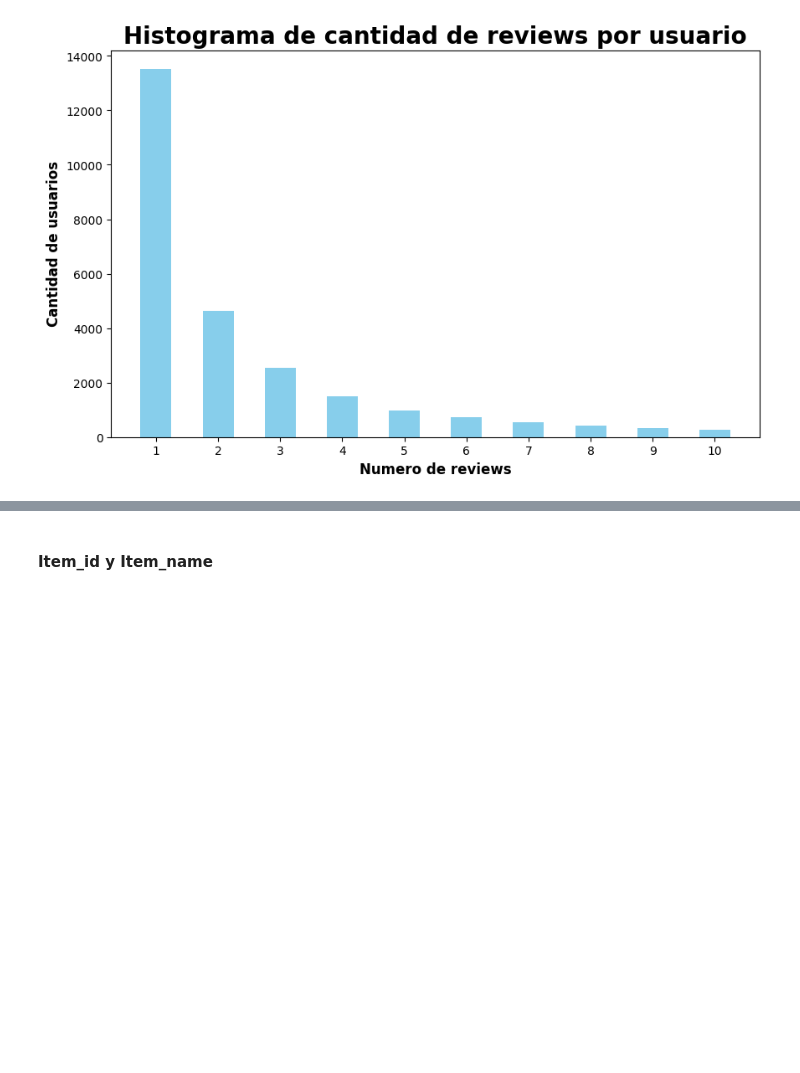
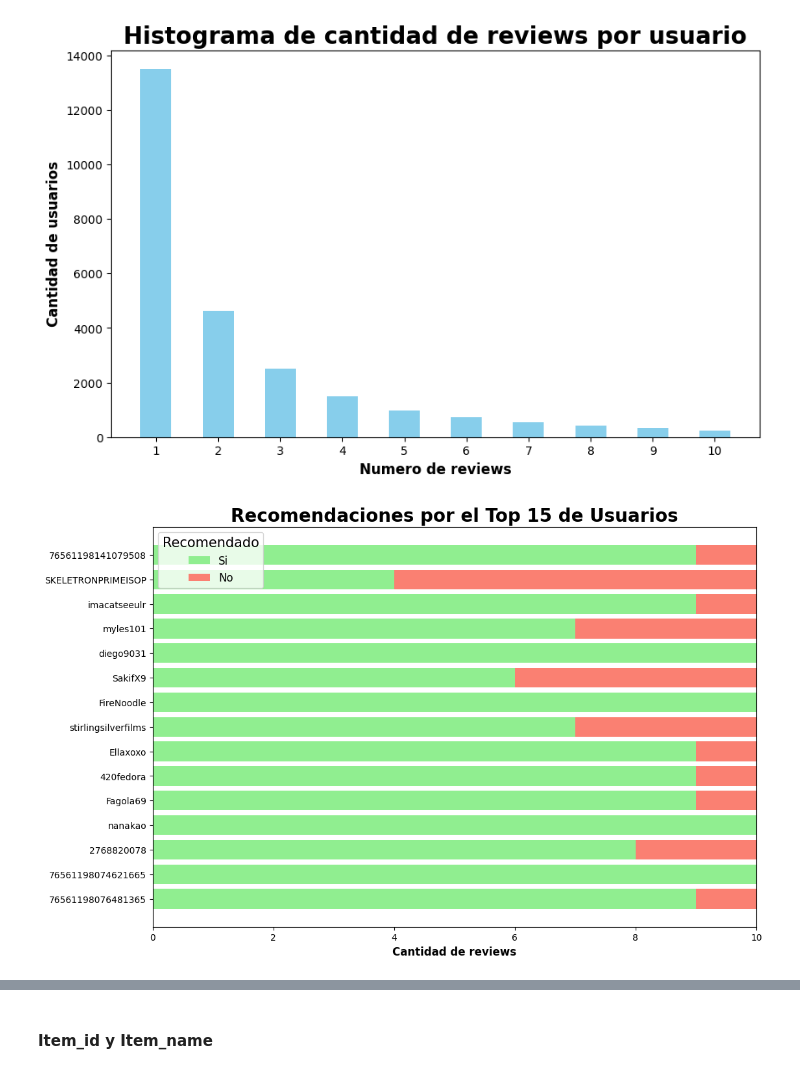
Before and after one commit to carocardenas0699/PI-1-Machine-Learning, a Jupyter notebook: EDA.ipynb, the cells around one changed output, grey strips where cells are left out. Saved outputs shown, nothing was run; the diff lists cells and outputs as text; code cells hidden in the pictures; blank space fills up the shorter version.

```diff
--- a/EDA.ipynb
+++ b/EDA.ipynb
@@ -459,3 +494,18 @@ plt.xticks(ticks=values_counts.index)
 plt.show()
 # %% [output]
 [figure]
+# %%
+juegos = reviews['user_id'].dropna().value_counts().head(15).index
+pos = reviews[reviews['recommend'] == True]['user_id'].value_counts().reindex(juegos, fill_value=0).values
+neg = reviews[reviews['recommend'] == False]['user_id'].value_counts().reindex(juegos, fill_value=0).values
+
+plt.figure(figsize=(12, 8))
+plt.barh(juegos, pos, label='Si',color='lightgreen')
+plt.barh(juegos, neg, left=pos, label='No', color='salmon')
+plt.xlabel("Cantidad de reviews",fontweight='bold',fontsize=12)
+plt.title("Recomendaciones por el Top 15 de Usuarios", fontweight='bold', fontsize=20)
+plt.gca().invert_yaxis()
+plt.legend(title='Recomendado',title_fontsize=15,fontsize=12)
+plt.show()
+# %% [output]
+[figure, added]
```
Also changed, not shown: parts of 26 cells of this notebook, 2 other files.
